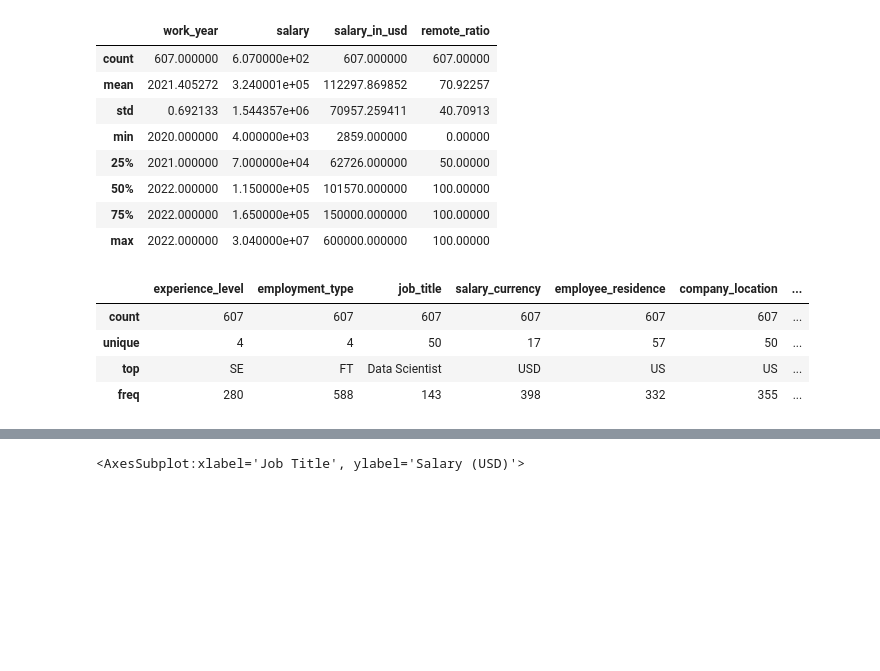
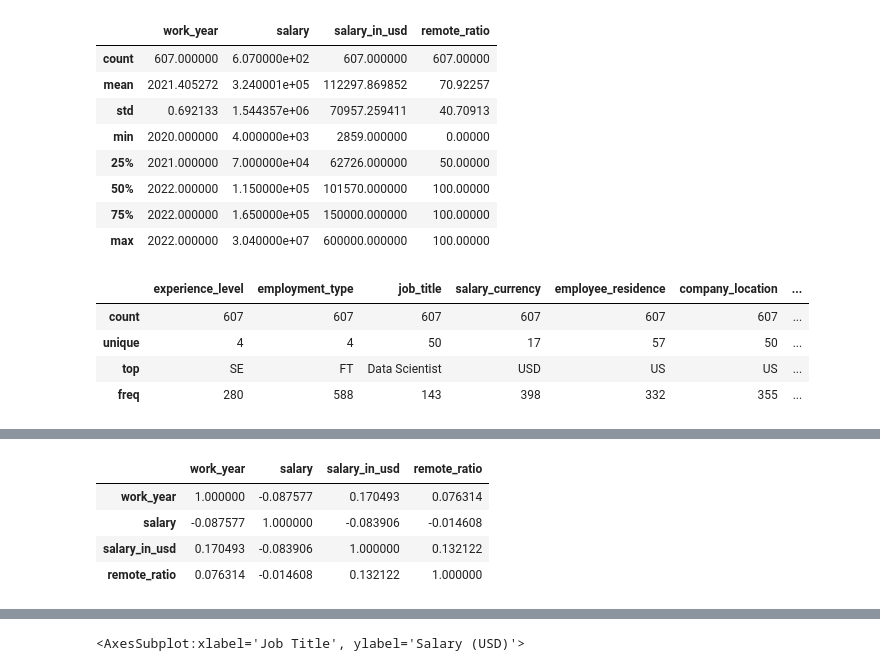
Before and after one commit to stephenjera/Kaggle-Projects, a Jupyter notebook: ds-salaries.ipynb, the cells around one changed output, grey strips where cells are left out. Cells and saved outputs as stored; diff of their text form; code cells hidden in the pictures; blank space fills up the shorter version.

```diff
--- a/ds-salaries.ipynb
+++ b/ds-salaries.ipynb
@@ -109,0 +116,9 @@ data.describe(include=object)
+# %%
+# No signficant correlation in numerical data
+data.corr().style.background_gradient(cmap='coolwarm')
+# %% [output]
+|  | work_year | salary | salary_in_usd | remote_ratio |
+| work_year | 1.000000 | -0.087577 | 0.170493 | 0.076314 |
+| salary | -0.087577 | 1.000000 | -0.083906 | -0.014608 |
+| salary_in_usd | 0.170493 | -0.083906 | 1.000000 | 0.132122 |
+| remote_ratio | 0.076314 | -0.014608 | 0.132122 | 1.000000 |
```
Also changed, not shown: parts of 5 cells of this notebook.
